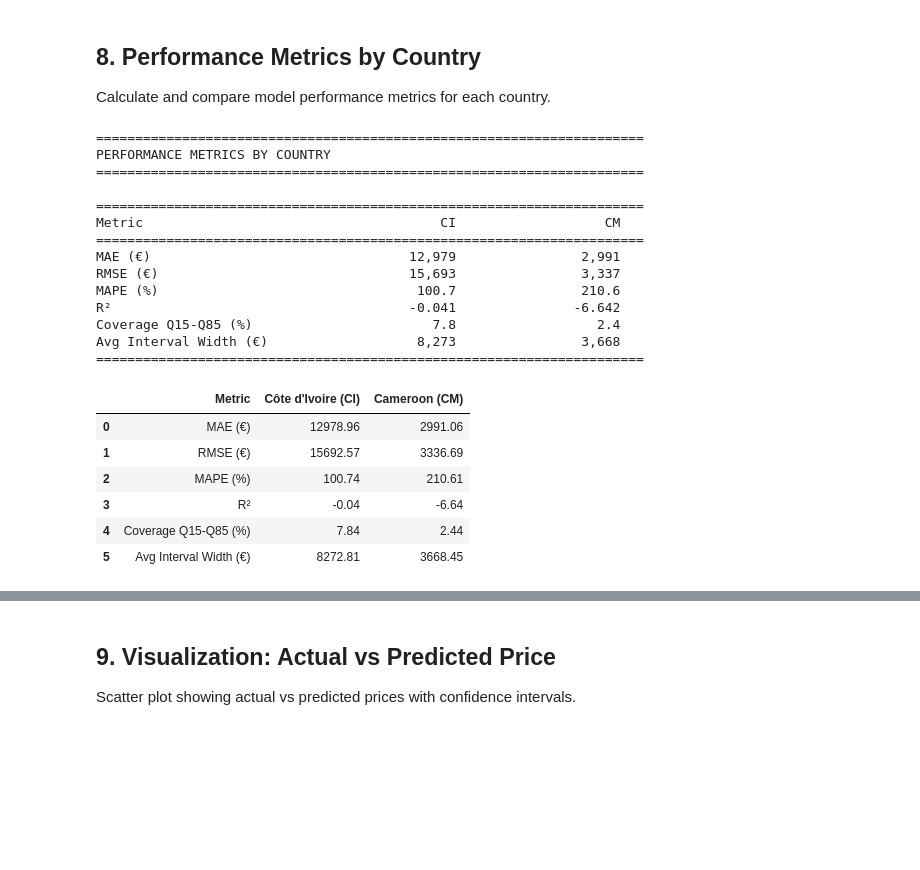
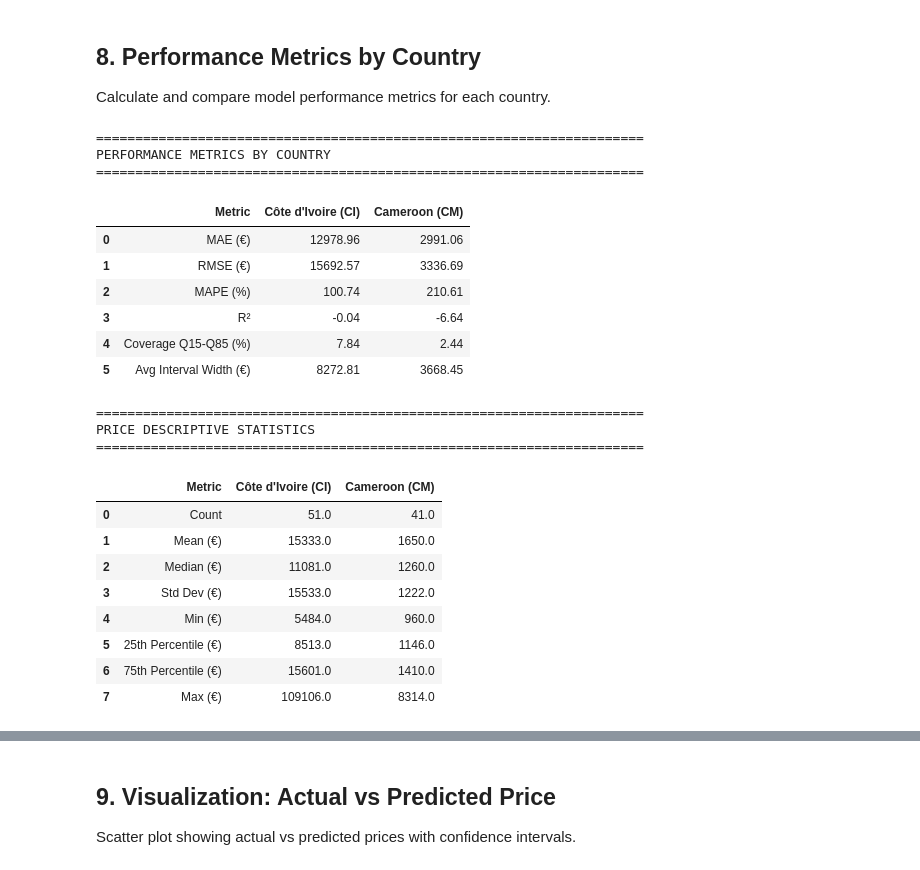
Before and after one commit to brunothefirst/car_price_prediction, a Jupyter notebook: notebooks/07_lean_model_evaluation_customs.ipynb, the cells around one changed output, grey strips where cells are left out. Cells and saved outputs as stored; diff of their text form; code cells hidden in the pictures; blank space fills up the shorter version.

```diff
--- a/notebooks/07_lean_model_evaluation_customs.ipynb
+++ b/notebooks/07_lean_model_evaluation_customs.ipynb
@@ -629,42 +649,74 @@ metrics_cm = calculate_metrics(
 metrics_df = pd.DataFrame({
     'Metric': list(metrics_ci.keys()),
     'Côte d\'Ivoire (CI)': list(metrics_ci.values()),
     'Cameroon (CM)': list(metrics_cm.values())
 })
 
 ## Format for display
 #print("\n" + "=" * 70)
 #print(f"{'Metric':<25} {'CI':>20} {'CM':>20}")
 #print("=" * 70)
 #print(f"{'MAE (€)':<25} {metrics_ci['MAE (€)']:>20,.0f} {metrics_cm['MAE (€)']:>20,.0f}")
 #print(f"{'RMSE (€)':<25} {metrics_ci['RMSE (€)']:>20,.0f} {metrics_cm['RMSE (€)']:>20,.0f}")
 #print(f"{'MAPE (%)':<25} {metrics_ci['MAPE (%)']:>20.1f} {metrics_cm['MAPE (%)']:>20.1f}")
 #print(f"{'R²':<25} {metrics_ci['R²']:>20.3f} {metrics_cm['R²']:>20.3f}")
 #print(f"{'Coverage Q15-Q85 (%)':<25} {metrics_ci['Coverage Q15-Q85 (%)']:>20.1f} {metrics_cm['Coverage Q15-Q85 (%)']:>20.1f}")
 #print(f"{'Avg Interval Width (€)':<25} {metrics_ci['Avg Interval Width (€)']:>20,.0f} {metrics_cm['Avg Interval Width (€)']:>20,.0f}")
 #print("=" * 70)
 
 # Display as styled dataframe
-metrics_df.round(2)
+display(metrics_df.round(2))
+
+# Add price descriptive statistics
+print("\n" + "=" * 70)
+print("PRICE DESCRIPTIVE STATISTICS")
+print("=" * 70)
+
+price_stats = pd.DataFrame({
+    'Metric': ['Count', 'Mean (€)', 'Median (€)', 'Std Dev (€)', 'Min (€)', '25th Percentile (€)', '75th Percentile (€)', 'Max (€)'],
+    'Côte d\'Ivoire (CI)': [
+        len(df_ci_results),
+        df_ci_results['actual_price_eur'].mean(),
+        df_ci_results['actual_price_eur'].median(),
+        df_ci_results['actual_price_eur'].std(),
+        df_ci_results['actual_price_eur'].min(),
+        df_ci_results['actual_price_eur'].quantile(0.25),
+        df_ci_results['actual_price_eur'].quantile(0.75),
+        df_ci_results['actual_price_eur'].max()
+    ],
+    'Cameroon (CM)': [
+        len(df_cm_results),
+        df_cm_results['actual_price_eur'].mean(),
+        df_cm_results['actual_price_eur'].median(),
+        df_cm_results['actual_price_eur'].std(),
+        df_cm_results['actual_price_eur'].min(),
+        df_cm_results['actual_price_eur'].quantile(0.25),
+        df_cm_results['actual_price_eur'].quantile(0.75),
+        df_cm_results['actual_price_eur'].max()
+    ]
+})
+
+display(price_stats.round(0))
 # %% [output]
 ======================================================================
 PERFORMANCE METRICS BY COUNTRY
 ======================================================================
-
-======================================================================
-Metric                                      CI                   CM
-======================================================================
-MAE (€)                                 12,979                2,991
-RMSE (€)                                15,693                3,337
-MAPE (%)                                 100.7                210.6
-R²                                      -0.041               -6.642
-Coverage Q15-Q85 (%)                       7.8                  2.4
-Avg Interval Width (€)                   8,273                3,668
-======================================================================
 |  | Metric | Côte d'Ivoire (CI) | Cameroon (CM) |
 | 0 | MAE (€) | 12978.96 | 2991.06 |
 | 1 | RMSE (€) | 15692.57 | 3336.69 |
 | 2 | MAPE (%) | 100.74 | 210.61 |
 | 3 | R² | -0.04 | -6.64 |
 | 4 | Coverage Q15-Q85 (%) | 7.84 | 2.44 |
 | 5 | Avg Interval Width (€) | 8272.81 | 3668.45 |
+======================================================================
+PRICE DESCRIPTIVE STATISTICS
+======================================================================
+|  | Metric | Côte d'Ivoire (CI) | Cameroon (CM) |
+| 0 | Count | 51.0 | 41.0 |
+| 1 | Mean (€) | 15333.0 | 1650.0 |
+| 2 | Median (€) | 11081.0 | 1260.0 |
+| 3 | Std Dev (€) | 15533.0 | 1222.0 |
+| 4 | Min (€) | 5484.0 | 960.0 |
+| 5 | 25th Percentile (€) | 8513.0 | 1146.0 |
+| 6 | 75th Percentile (€) | 15601.0 | 1410.0 |
+| 7 | Max (€) | 109106.0 | 8314.0 |
```
Also changed, not shown: parts of 8 cells of this notebook, 1 other file.
